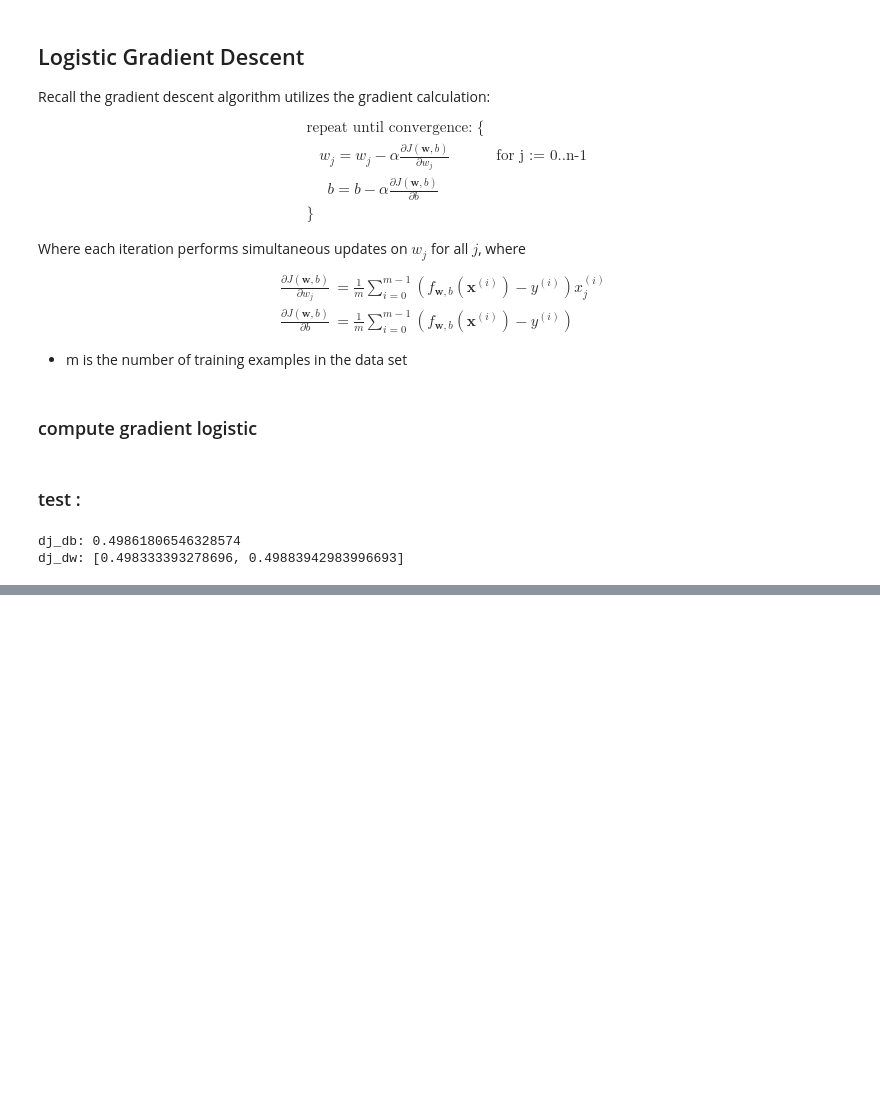
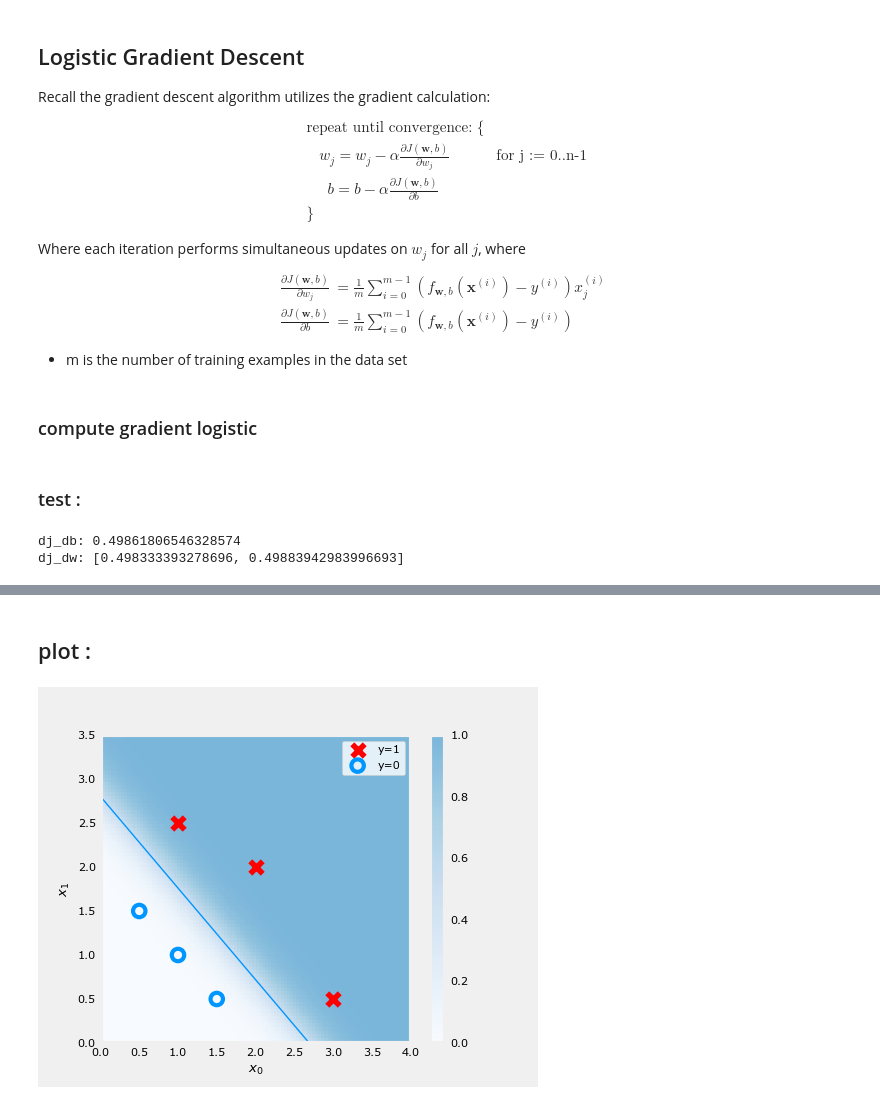
Before and after one commit to hiba77moh/logistic-regression--binary-classification-, a Jupyter notebook: 5-Gradient Descent.ipynb, the cells around one changed output, grey strips where cells are left out. Saved outputs shown, nothing was run; the diff lists cells and outputs as text; code cells hidden in the pictures; blank space fills up the shorter version.

Commit message:
Gradient Descent Code

```diff
--- a/5-Gradient Descent.ipynb
+++ b/5-Gradient Descent.ipynb
@@ -86,0 +130,8 @@ dj_dw: [0.498333393278696, 0.49883942983996693]
+# %%
+w_tmp  = np.zeros_like(X_train[0])
+b_tmp  = 0.
+alph = 0.1
+iters = 10000
+
+w_out, b_out, _ = gradient_descent(X_train, y_train, w_tmp, b_tmp, alph, iters)
+print(f"\nupdated parameters: w:{w_out}, b:{b_out}")
@@ -86,0 +151,20 @@ dj_dw: [0.498333393278696, 0.49883942983996693]
+# %% [markdown]
+## plot :
+# %%
+fig,ax = plt.subplots(1,1,figsize=(5,4))
+# plot the probability
+plt_prob(ax, w_out, b_out)
+
+# Plot the original data
+ax.set_ylabel(r'$x_1$')
+ax.set_xlabel(r'$x_0$')
+ax.axis([0, 4, 0, 3.5])
+plot_data(X_train,y_train,ax)
+
+# Plot the decision boundary
+x0 = -b_out/w_out[0]
+x1 = -b_out/w_out[1]
+ax.plot([0,x0],[x1,0], c=dlc["dlblue"], lw=1)
+plt.show()
+# %% [output]
+[figure, added]
```
Also changed, not shown: parts of 4 cells of this notebook.
